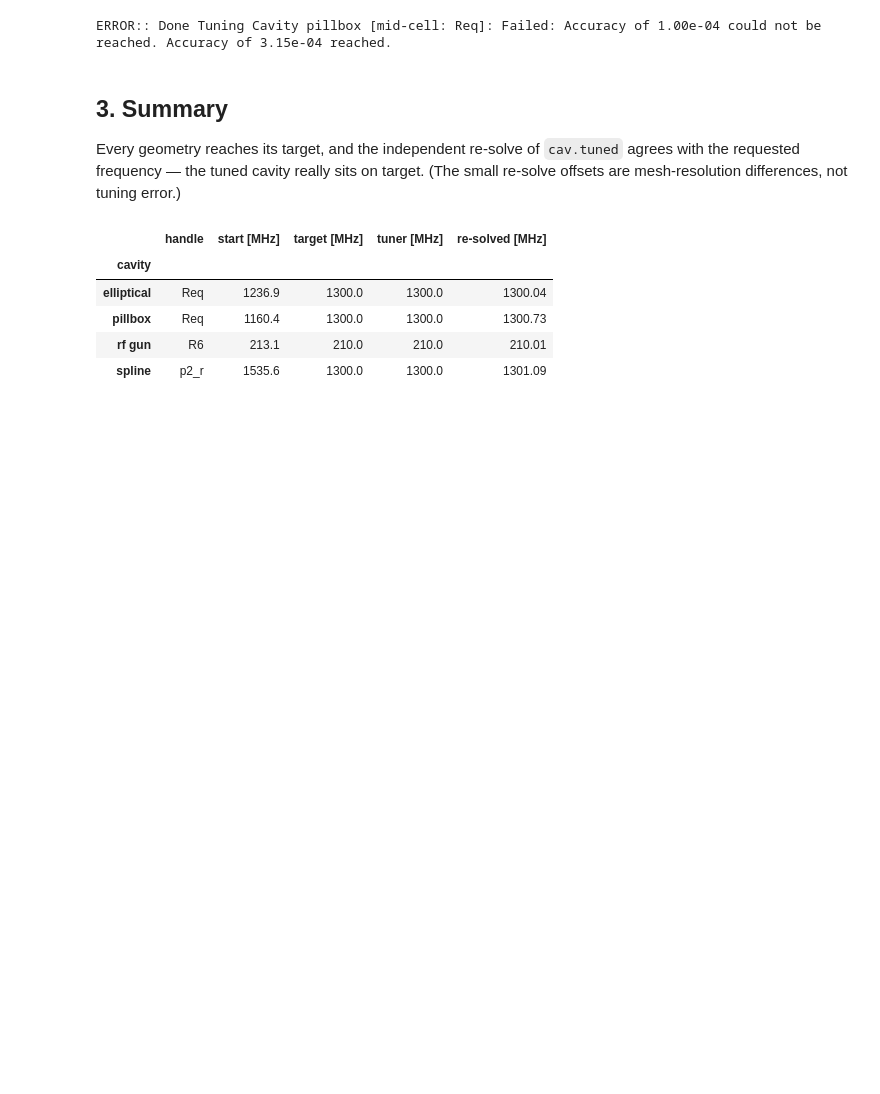
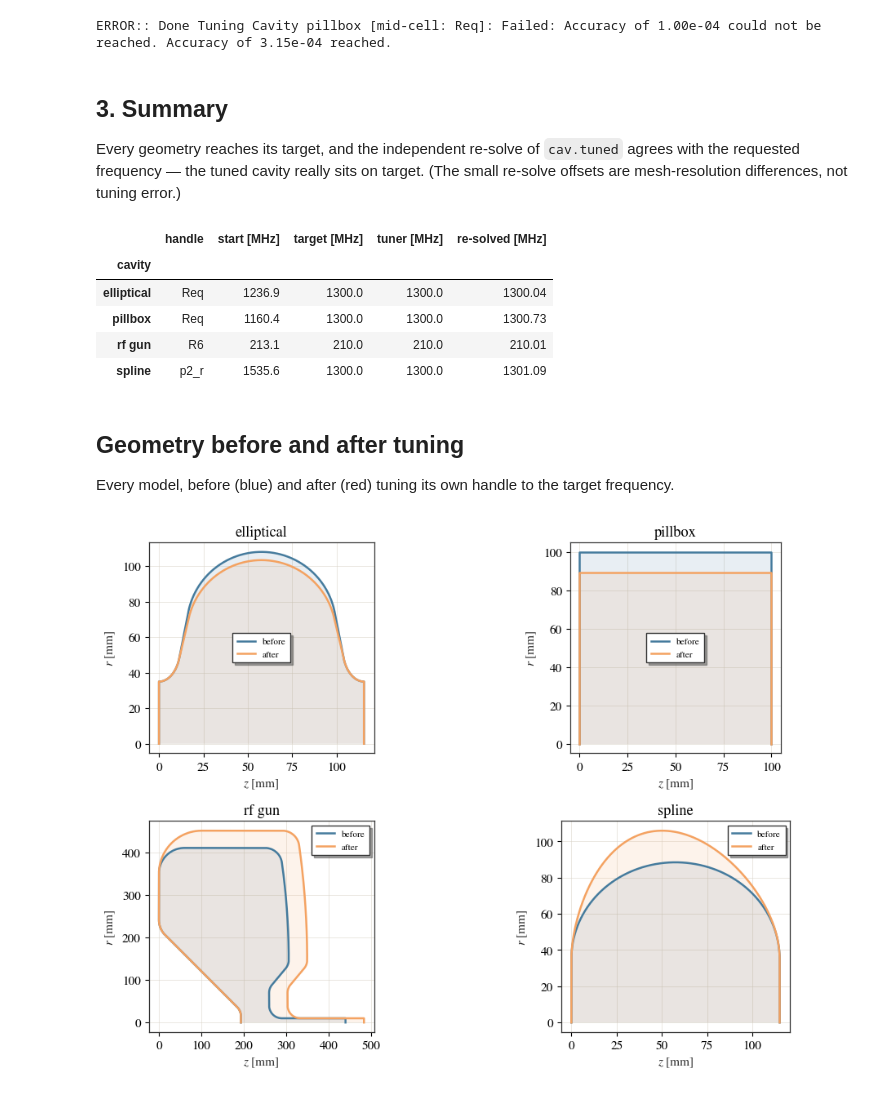
Before and after one commit to Dark-Elektron/cavsim2d, a Jupyter notebook: docs/source/examples/tuning/cavity_types.ipynb, the cells around one changed output. Saved outputs shown, nothing was run; the diff lists cells and outputs as text; code cells hidden in the pictures; blank space fills up the shorter version.

```diff
--- a/docs/source/examples/tuning/cavity_types.ipynb
+++ b/docs/source/examples/tuning/cavity_types.ipynb
@@ -57,6 +57,7 @@ starting frequency, the frequency the tuner reports, and the frequency of an
 landed on target.
 # %%
 rows = []
+tuned_cavs = []
 for name, cav, handle, target in jobs:
     study = Study(os.path.join(tempfile.mkdtemp(), name))
     study.add_cavity(cav, name.replace(' ', '_'))
@@ -73,6 +74,7 @@ for name, cav, handle, target in jobs:
     rows.append({'cavity': name, 'handle': handle, 'start [MHz]': round(f0, 1),
                  'target [MHz]': target, 'tuner [MHz]': round(f_tuner, 2),
                  're-solved [MHz]': round(f_res, 2)})
+    tuned_cavs.append((name, cav))
 # %% [output]
 ERROR:: Done Tuning Cavity pillbox [mid-cell: Req]: Failed: Accuracy of 1.00e-04 could not be reached. Accuracy of 3.15e-04 reached.
 # %% [markdown]
@@ -90,3 +92,19 @@ pd.DataFrame(rows).set_index('cavity')
 | pillbox | Req | 1160.4 | 1300.0 | 1300.0 | 1300.73 |
 | rf gun | R6 | 213.1 | 210.0 | 210.0 | 210.01 |
 | spline | p2_r | 1535.6 | 1300.0 | 1300.0 | 1301.09 |
+# %% [markdown]
+## Geometry before and after tuning
+
+Every model, before (blue) and after (red) tuning its own handle to the target frequency.
+# %%
+import matplotlib.pyplot as plt
+fig, axs = plt.subplots(2, 2, figsize=(11, 7))
+for (name, cav), ax in zip(tuned_cavs, axs.ravel()):
+    cav.plot('geometry', ax=ax, show=False, color='C0', label='before')
+    cav.plot('geometry', ax=ax, tuned=True, show=False, color='C3', label='after')
+    ax.set_title(name)
+    ax.legend(fontsize=8)
+plt.tight_layout()
+plt.show()
+# %% [output]
+[figure, added]
```
Also changed, not shown: 25 other files.
